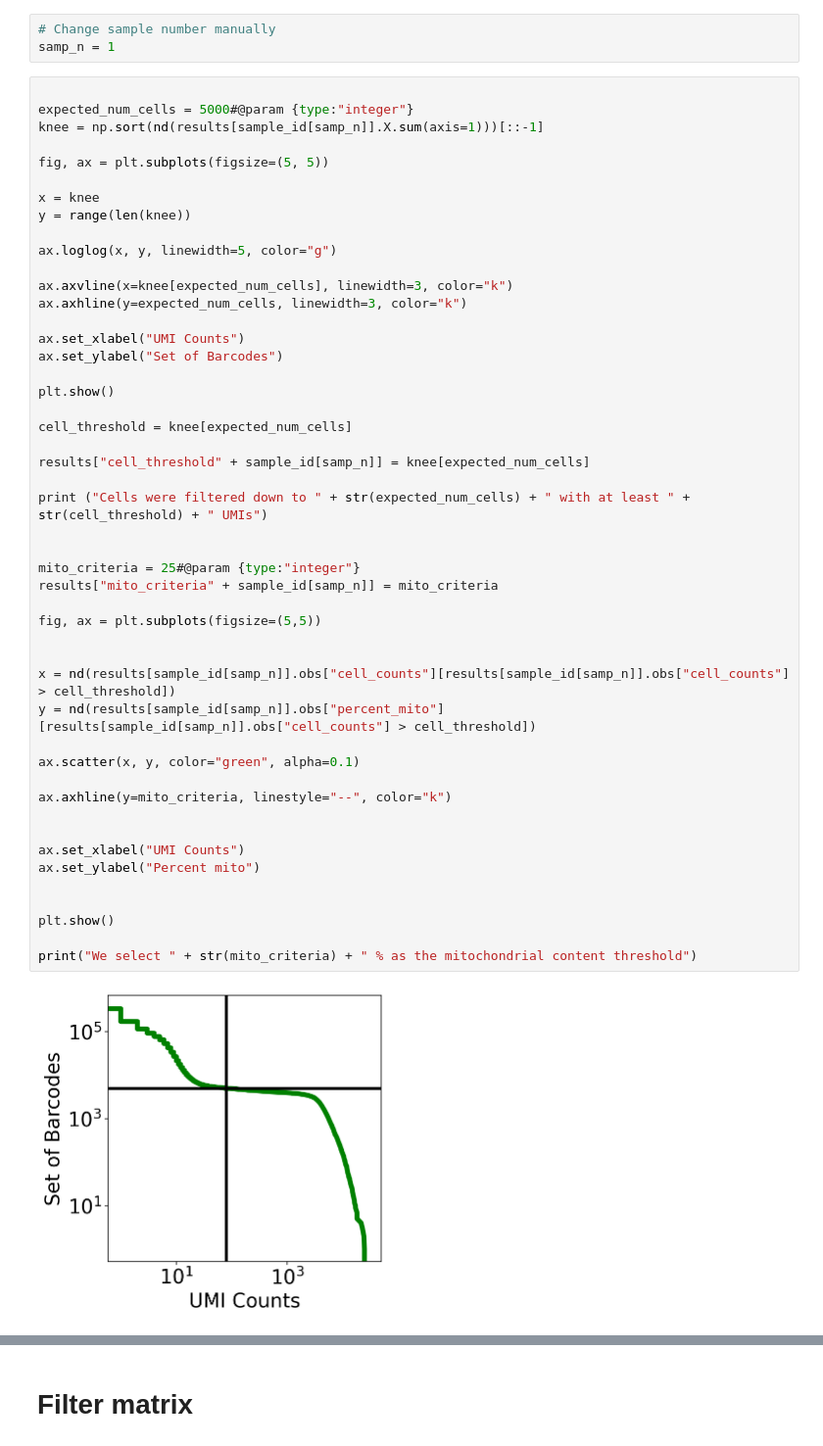
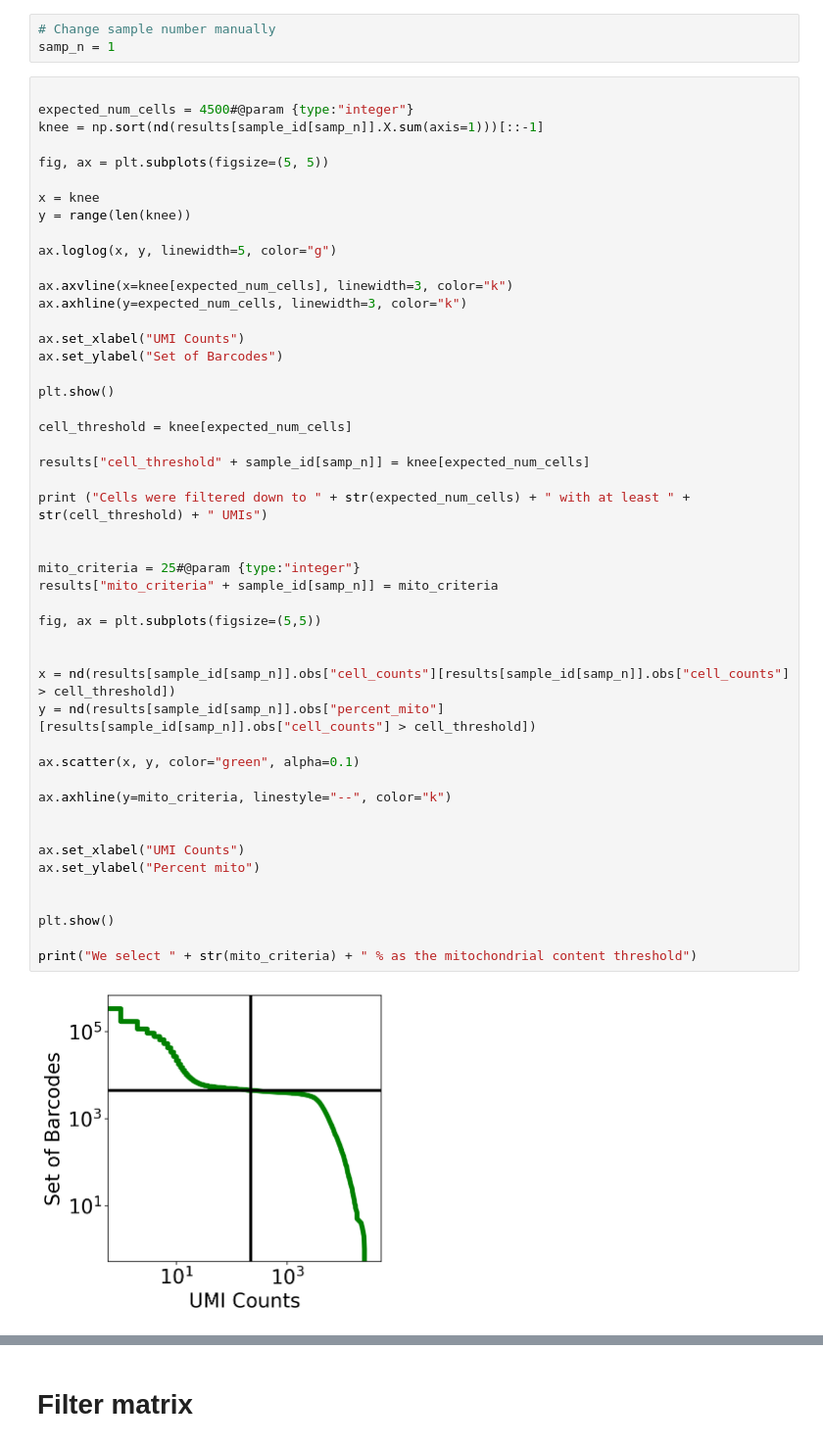
Before and after one commit to agalvezm/ACE2_scRNAseq, a Jupyter notebook: notebooks_countmatrices/GSE114530_GSM3143601_GSM3509839.ipynb, the cells around one changed output, grey strips where cells are left out. Shown at 98% size. Cells and saved outputs as stored; diff of their text form.

```diff
--- a/notebooks_countmatrices/GSE114530_GSM3143601_GSM3509839.ipynb
+++ b/notebooks_countmatrices/GSE114530_GSM3143601_GSM3509839.ipynb
@@ -274,7 +274,7 @@ The unfiltered matrix GSM3509839 contains 361098 cells by 60623 genes
 samp_n = 1
 # %%
 
-expected_num_cells = 5000#@param {type:"integer"}
+expected_num_cells = 4500#@param {type:"integer"}
 knee = np.sort(nd(results[sample_id[samp_n]].X.sum(axis=1)))[::-1]
 
 fig, ax = plt.subplots(figsize=(5, 5))
@@ -294,31 +294,31 @@ plt.show()
 
 cell_threshold = knee[expected_num_cells]
 
 results["cell_threshold" + sample_id[samp_n]] = knee[expected_num_cells]
 
 print ("Cells were filtered down to " + str(expected_num_cells) + " with at least " + str(cell_threshold) + " UMIs")
 
 
 mito_criteria = 25#@param {type:"integer"}
 results["mito_criteria" + sample_id[samp_n]] = mito_criteria
 
 fig, ax = plt.subplots(figsize=(5,5))
 
 
 x = nd(results[sample_id[samp_n]].obs["cell_counts"][results[sample_id[samp_n]].obs["cell_counts"] > cell_threshold])
 y = nd(results[sample_id[samp_n]].obs["percent_mito"][results[sample_id[samp_n]].obs["cell_counts"] > cell_threshold])
 
 ax.scatter(x, y, color="green", alpha=0.1)
 
 ax.axhline(y=mito_criteria, linestyle="--", color="k")
 
 
 ax.set_xlabel("UMI Counts")
 ax.set_ylabel("Percent mito")
 
 
 plt.show()
 
 print("We select " + str(mito_criteria) + " % as the mitochondrial content threshold")
 # %% [output]
-[figure, old version]
+[figure, new version]
```
Also changed, not shown: parts of 8 cells of this notebook.
